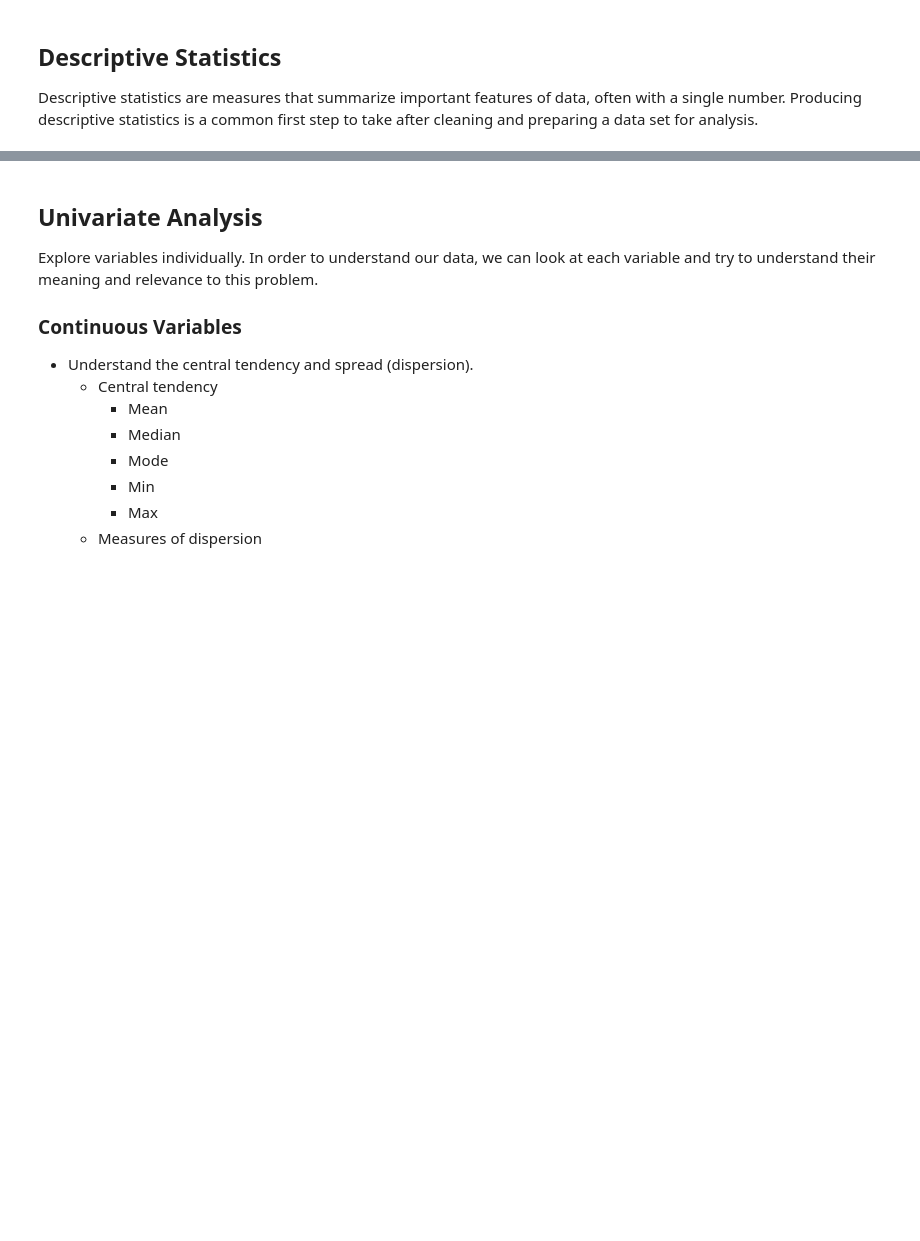
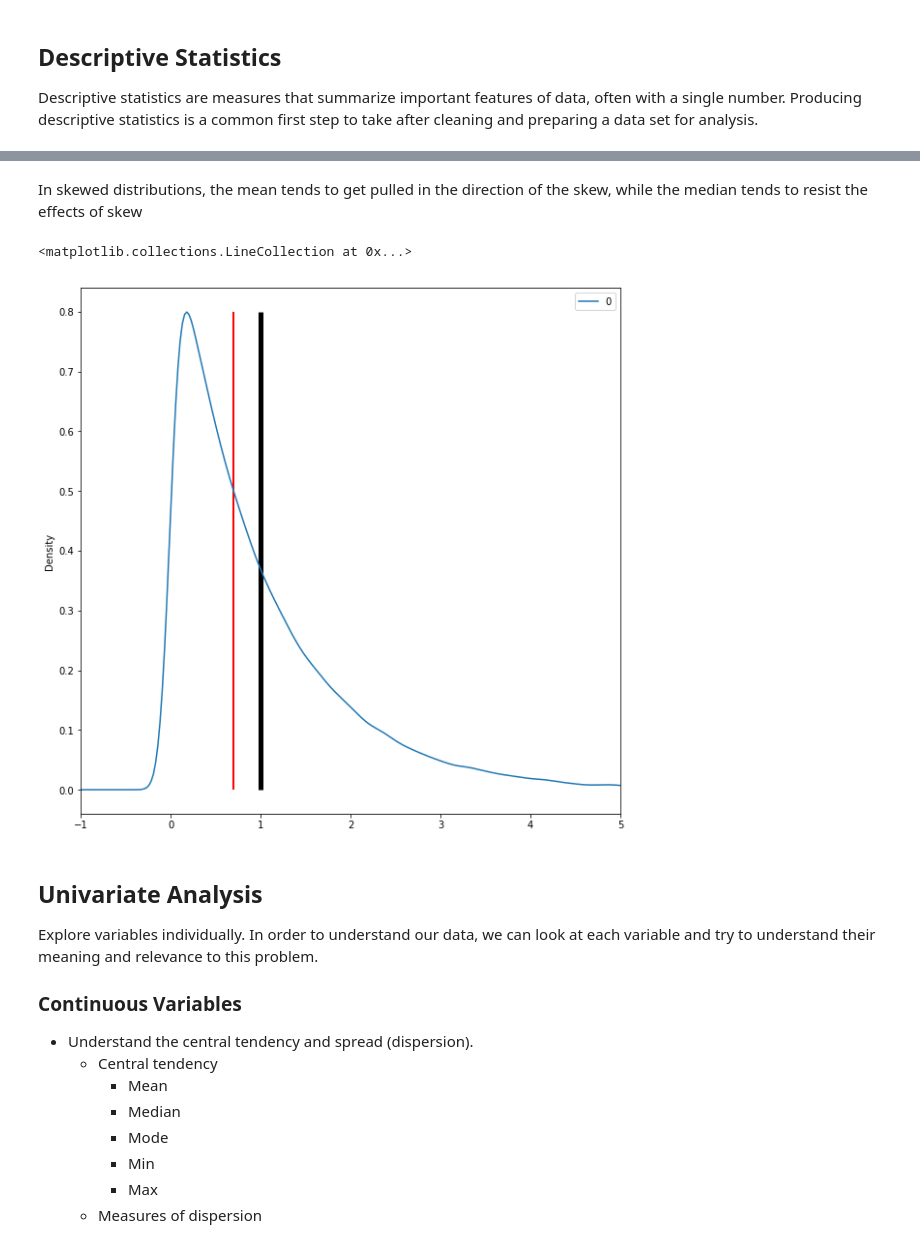
Before and after one commit to ksatola/Data-Science-Notes, a Jupyter notebook: EDA_Template.ipynb, the cells around one changed output, grey strips where cells are left out. Cells and saved outputs as stored; diff of their text form; code cells hidden in the pictures; blank space fills up the shorter version.

```diff
--- a/EDA_Template.ipynb
+++ b/EDA_Template.ipynb
@@ -528,3 +568,26 @@ Descriptive statistics are measures that summarize important features of data, o
+# %% [markdown]
+In skewed distributions, the mean tends to get pulled in the direction of the skew, while the median tends to resist the effects of skew
+# %%
+skewed_data = pd.DataFrame(np.random.exponential(size=100000))
+
+skewed_data.plot(kind="density",
+              figsize=(10,10),
+              xlim=(-1,5))
+
+
+plt.vlines(skewed_data.mean(),     # Plot black line at mean
+           ymin=0,
+           ymax=0.8,
+           linewidth=5.0)
+
+plt.vlines(skewed_data.median(),   # Plot red line at median
+           ymin=0,
+           ymax=0.8,
+           linewidth=2.0,
+           color="red")
+# %% [output]
+<matplotlib.collections.LineCollection at 0x...>
+[figure, added]
 # %% [markdown]
 ## Univariate Analysis
 Explore variables individually. In order to understand our data, we can look at each variable and try to understand their meaning and relevance to this problem.
```
Also changed, not shown: parts of 11 cells of this notebook, 1 other file.
